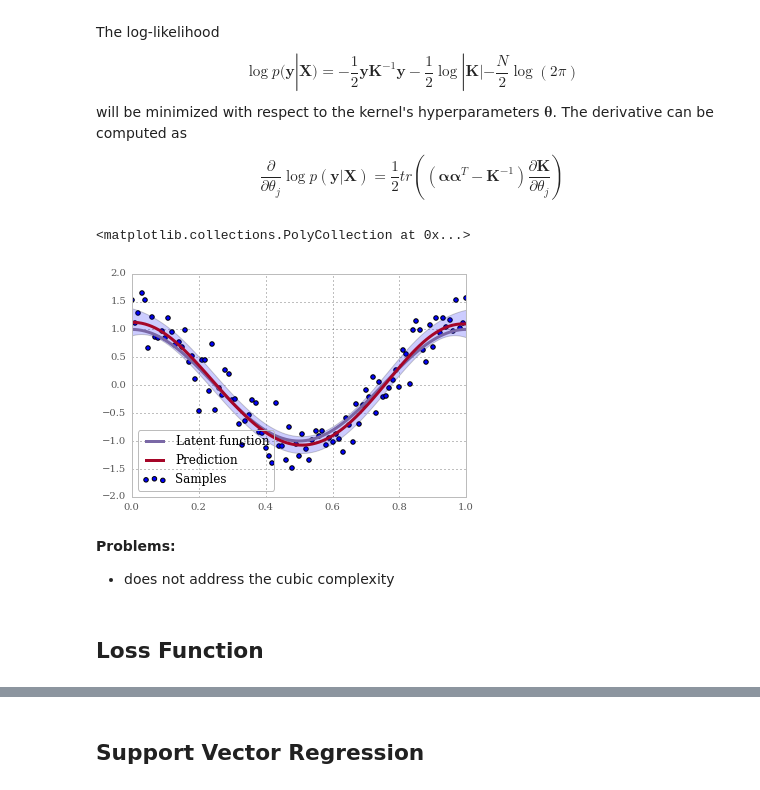
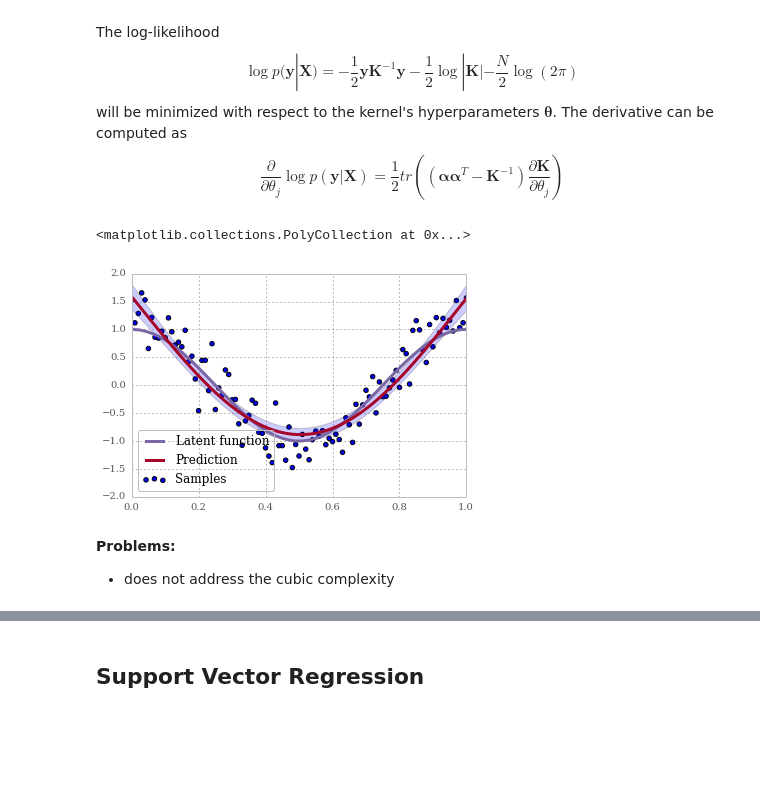
Before and after one commit to AlexanderFabisch/regression-tutorial, a Jupyter notebook: regression.ipynb, the cells around one changed output, grey strips where cells are left out. Cells and saved outputs as stored; diff of their text form; code cells hidden in the pictures; blank space fills up the shorter version.

```diff
--- a/regression.ipynb
+++ b/regression.ipynb
@@ -448,14 +388,15 @@ class GaussianProcessRegression(BaseEstimator, RegressorMixin):
 # %%
-gpreg = GaussianProcessRegression(nugget=1.0).fit(X, y)
-plot_model(gpreg)
-y_pred, y_mse = gpreg.predict(X, eval_MSE=True)
+from sklearn.gaussian_process import GaussianProcess
+
+
+gpr = GaussianProcess(nugget=0.1).fit(X, y)
+plot_model(gpr)
+y_pred, y_mse = gpr.predict(X, eval_MSE=True)
 plt.fill_between(x, y_pred - 2 * np.sqrt(y_mse), y_pred + 2 * np.sqrt(y_mse), alpha=0.2)
 # %% [output]
 <matplotlib.collections.PolyCollection at 0x...>
-[figure, old version]
+[figure, new version]
 # %% [markdown]
 **Problems:**
 
 * does not address the cubic complexity
-# %% [markdown]
-## Loss Function
```
Also changed, not shown: parts of 20 cells of this notebook.
